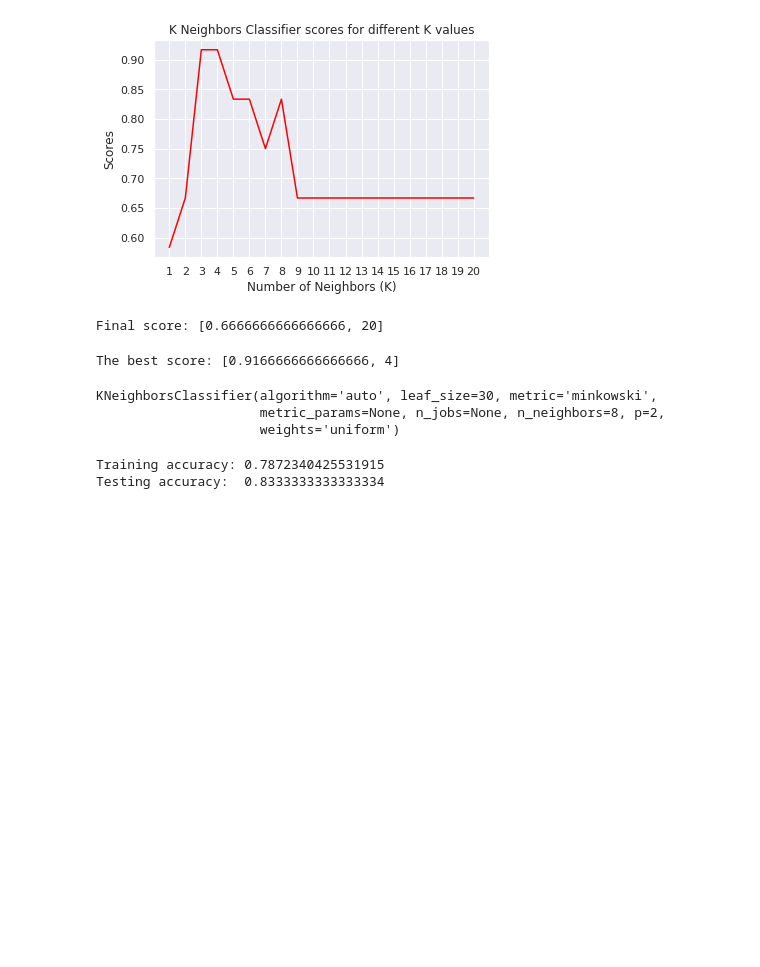
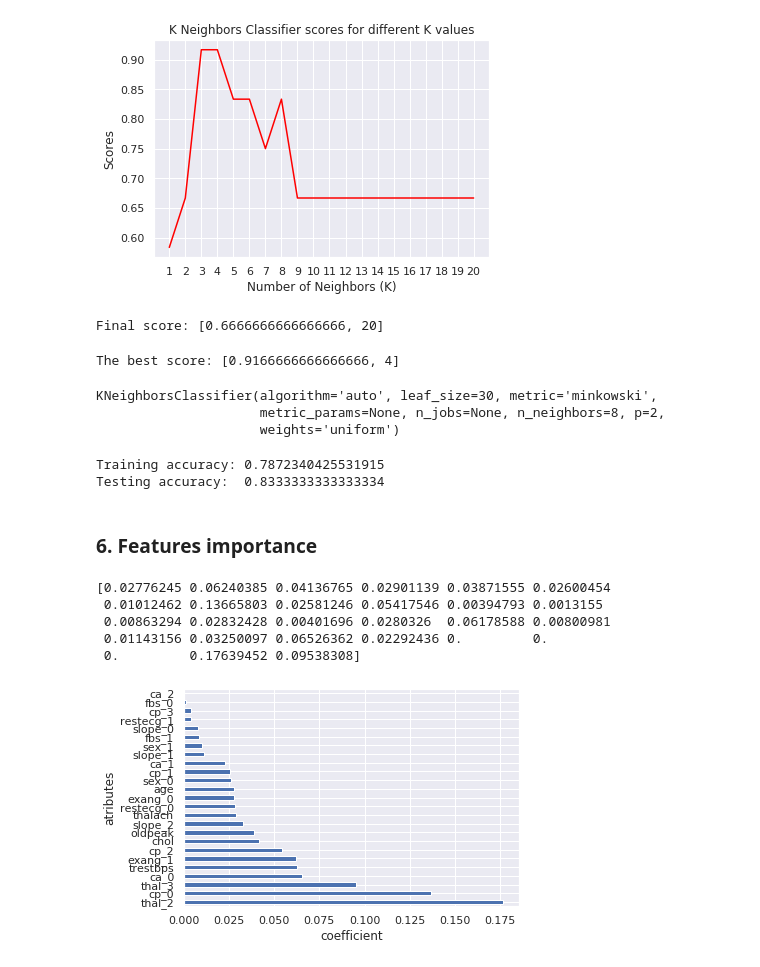
Before and after one commit to anastasiatraverse/Heart-Disease-Prediction, a Jupyter notebook: Main_young_age.ipynb, the cells around one changed output. Drawn from its saved outputs; the diff is of its cells as text; code cells hidden in the pictures; blank space fills up the shorter version.

```diff
--- a/Main_young_age.ipynb
+++ b/Main_young_age.ipynb
@@ -325,3 +302,26 @@ print("Testing accuracy:  {}".format(metrics.accuracy_score(y_test, predicted_kn
 # %% [output]
 Training accuracy: 0.7872340425531915
 Testing accuracy:  0.8333333333333334
+# %% [markdown]
+### 6. Features importance
+# %%
+#model
+model_fi = ExtraTreesClassifier()
+model_fi.fit(x,y)
+print(model_fi.feature_importances_)
+# %% [output]
+[0.02776245 0.06240385 0.04136765 0.02901139 0.03871555 0.02600454
+ 0.01012462 0.13665803 0.02581246 0.05417546 0.00394793 0.0013155
+ 0.00863294 0.02832428 0.00401696 0.0280326  0.06178588 0.00800981
+ 0.01143156 0.03250097 0.06526362 0.02292436 0.         0.
+ 0.         0.17639452 0.09538308]
+# %%
+#plot
+feat_importances = pd.Series(model_fi.feature_importances_, index=x.columns)
+feat_importances.nlargest(25).plot(kind='barh')
+plt.xlabel('coefficient')
+plt.ylabel('atributes')
+plt.savefig('feature_importance.png')
+plt.show()
+# %% [output]
+[figure, added]
```
Also changed, not shown: parts of 5 cells of this notebook, 2 other files.
